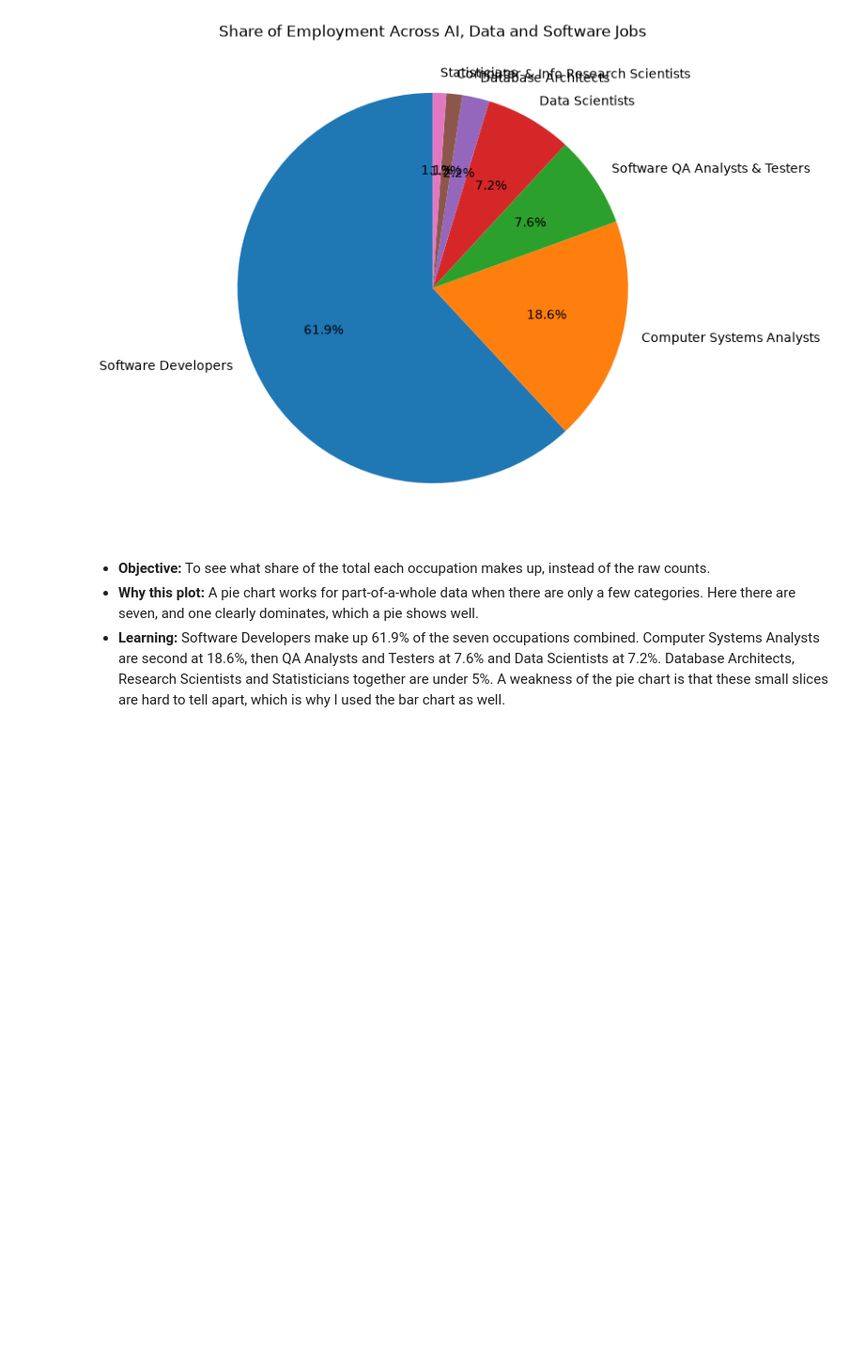
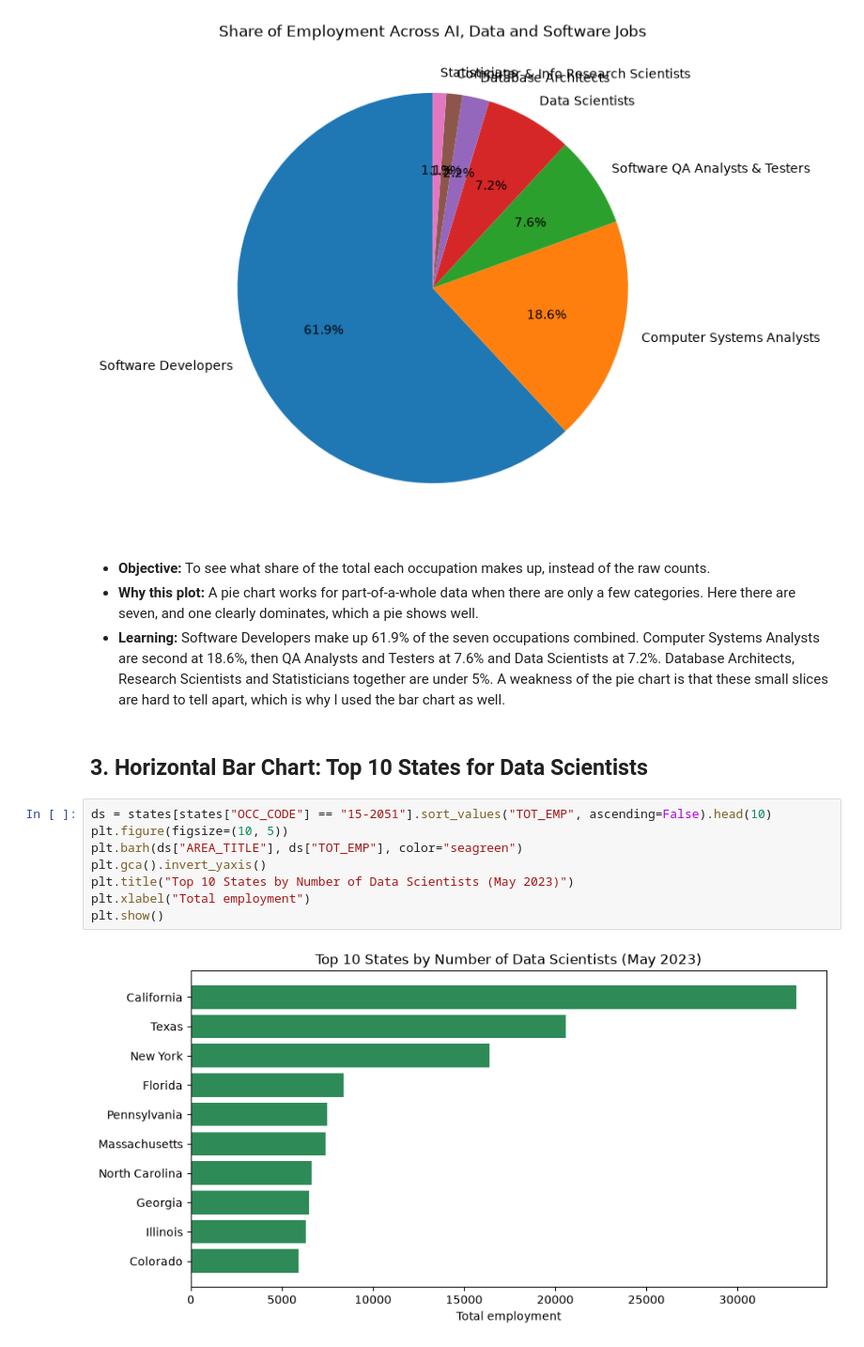
Before and after one commit to sheikhaDaMunda/DataVis_CA1, a Jupyter notebook: DataVis_CA1.ipynb, the cells around one changed output. Shown at 94% size. Drawn from its saved outputs; the diff is of its cells as text; blank space fills up the shorter version.

Commit message:
Add top states bar chart and wage boxplot

```diff
--- a/DataVis_CA1.ipynb
+++ b/DataVis_CA1.ipynb
@@ -108,3 +108,15 @@ plt.show()
 - **Objective:** To see what share of the total each occupation makes up, instead of the raw counts.
 - **Why this plot:** A pie chart works for part-of-a-whole data when there are only a few categories. Here there are seven, and one clearly dominates, which a pie shows well.
 - **Learning:** Software Developers make up 61.9% of the seven occupations combined. Computer Systems Analysts are second at 18.6%, then QA Analysts and Testers at 7.6% and Data Scientists at 7.2%. Database Architects, Research Scientists and Statisticians together are under 5%. A weakness of the pie chart is that these small slices are hard to tell apart, which is why I used the bar chart as well.
+# %% [markdown]
+## 3. Horizontal Bar Chart: Top 10 States for Data Scientists
+# %%
+ds = states[states["OCC_CODE"] == "15-2051"].sort_values("TOT_EMP", ascending=False).head(10)
+plt.figure(figsize=(10, 5))
+plt.barh(ds["AREA_TITLE"], ds["TOT_EMP"], color="seagreen")
+plt.gca().invert_yaxis()
+plt.title("Top 10 States by Number of Data Scientists (May 2023)")
+plt.xlabel("Total employment")
+plt.show()
+# %% [output]
+[figure, added]
```
Also changed, not shown: parts of 4 cells of this notebook.
